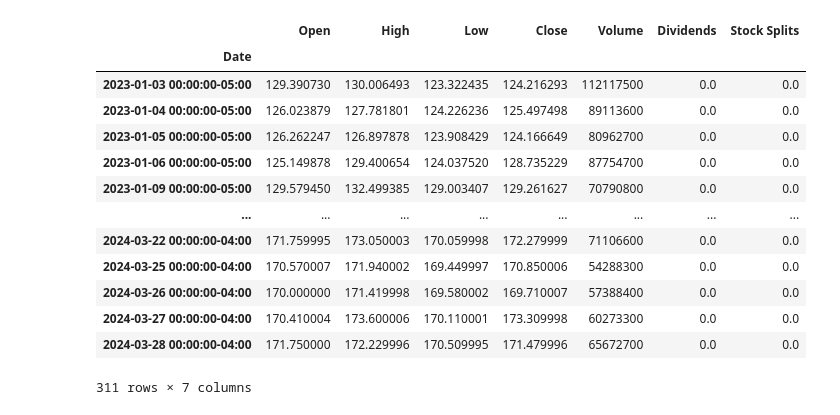
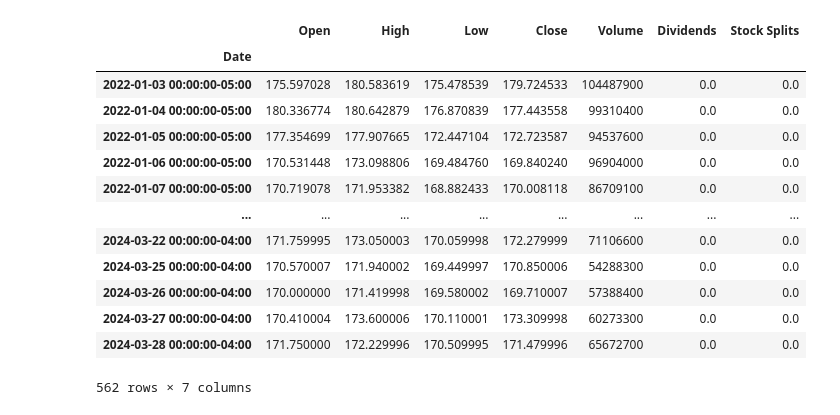
Before and after one commit to Rol3ert99/master-thesis, a Jupyter notebook: load_historical_data.ipynb, the cells around one changed output. Saved outputs shown, nothing was run; the diff lists cells and outputs as text; code cells hidden in the pictures.

```diff
--- a/load_historical_data.ipynb
+++ b/load_historical_data.ipynb
@@ -29,21 +30,21 @@ aapl.info
 # %%
-aapl_hist = aapl.history(start="2023-01-01", end='2024-03-31')
+aapl_hist = aapl.history(start="2022-01-01", end='2024-03-31')
 aapl_hist
 # %% [output]
 |  | Open | High | Low | Close | Volume | Dividends | Stock Splits |
 | Date |  |  |  |  |  |  |  |
-| 2023-01-03 00:00:00-05:00 | 129.390730 | 130.006493 | 123.322435 | 124.216293 | 112117500 | 0.0 | 0.0 |
-| 2023-01-04 00:00:00-05:00 | 126.023879 | 127.781801 | 124.226236 | 125.497498 | 89113600 | 0.0 | 0.0 |
-| 2023-01-05 00:00:00-05:00 | 126.262247 | 126.897878 | 123.908429 | 124.166649 | 80962700 | 0.0 | 0.0 |
-| 2023-01-06 00:00:00-05:00 | 125.149878 | 129.400654 | 124.037520 | 128.735229 | 87754700 | 0.0 | 0.0 |
-| 2023-01-09 00:00:00-05:00 | 129.579450 | 132.499385 | 129.003407 | 129.261627 | 70790800 | 0.0 | 0.0 |
+| 2022-01-03 00:00:00-05:00 | 175.597028 | 180.583619 | 175.478539 | 179.724533 | 104487900 | 0.0 | 0.0 |
+| 2022-01-04 00:00:00-05:00 | 180.336774 | 180.642879 | 176.870839 | 177.443558 | 99310400 | 0.0 | 0.0 |
+| 2022-01-05 00:00:00-05:00 | 177.354699 | 177.907665 | 172.447104 | 172.723587 | 94537600 | 0.0 | 0.0 |
+| 2022-01-06 00:00:00-05:00 | 170.531448 | 173.098806 | 169.484760 | 169.840240 | 96904000 | 0.0 | 0.0 |
+| 2022-01-07 00:00:00-05:00 | 170.719078 | 171.953382 | 168.882433 | 170.008118 | 86709100 | 0.0 | 0.0 |
 | ... | ... | ... | ... | ... | ... | ... | ... |
 | 2024-03-22 00:00:00-04:00 | 171.759995 | 173.050003 | 170.059998 | 172.279999 | 71106600 | 0.0 | 0.0 |
 | 2024-03-25 00:00:00-04:00 | 170.570007 | 171.940002 | 169.449997 | 170.850006 | 54288300 | 0.0 | 0.0 |
 | 2024-03-26 00:00:00-04:00 | 170.000000 | 171.419998 | 169.580002 | 169.710007 | 57388400 | 0.0 | 0.0 |
 | 2024-03-27 00:00:00-04:00 | 170.410004 | 173.600006 | 170.110001 | 173.309998 | 60273300 | 0.0 | 0.0 |
 | 2024-03-28 00:00:00-04:00 | 171.750000 | 172.229996 | 170.509995 | 171.479996 | 65672700 | 0.0 | 0.0 |
-311 rows × 7 columns
+562 rows × 7 columns
 # %%
 aapl_hist.reset_index(inplace=True)
 print(aapl_hist)
```
Also changed, not shown: parts of 25 cells of this notebook, 9 other files.
